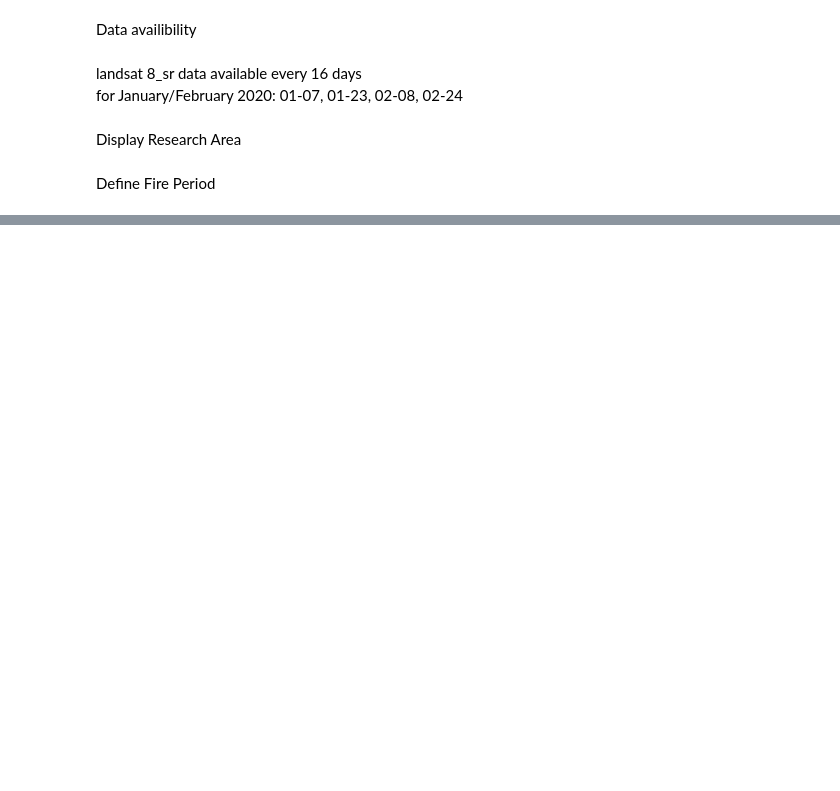
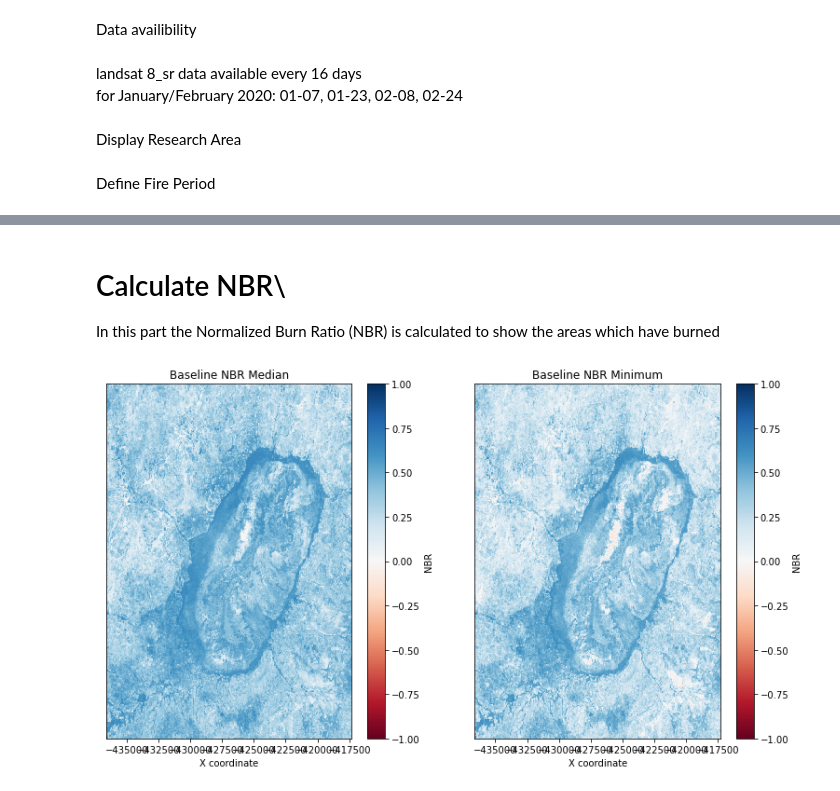
Before and after one commit to ma9dalen8/WASCAL_BurntArea, a Jupyter notebook: BurntArea.ipynb, the cells around one changed output, grey strips where cells are left out. Drawn from its saved outputs; the diff is of its cells as text; code cells hidden in the pictures; blank space fills up the shorter version.

Commit message:
burnt area single year

```diff
--- a/BurntArea.ipynb
+++ b/BurntArea.ipynb
@@ -104,7 +80,7 @@ measurements = ['blue', 'green', 'red',
 #collection_category='T1'
 min_gooddata = 0.6
 # %%
-# Choose the Sentinel-2 products to load
+# Choose the Landsat 8 products to load
 products = ["ls8_sr"]
 
 # Create a reusable query
@@ -122,14 +98,14 @@ output_crs = "EPSG:6933"
 # Load all data in basline period avalible from ARD data
 baseline_ard = load_ard(dc=dc,
                         products=products,
-                        time=('2019-12-31', '2020-02-29'),
+                        time=(start_date,end_date),
                         min_gooddata=min_gooddata,
                         output_crs=output_crs,
                         group_by='solar_day',
                         #collection_category=collection_category,
                         **query)
 
-#
+#Load data with DC
 """baseline_dc = dc.load(product=products,
                     output_crs=output_crs,
                      time=('2019-12-31', '2020-02-29'),
@@ -200,0 +137,47 @@ Attributes:
+# %% [markdown]
+# Calculate NBR\
+In this part the Normalized Burn Ratio (NBR) is calculated to show the areas which have burned
+# %%
+# Calculate NBR for the baseline images
+baseline_ard = calculate_indices(baseline_ard,
+                                 index='NBR',
+                                 collection='c2',
+                                 drop=False)
+
+# Compute median using all observations in the dataset along the time axis
+baseline_image = baseline_ard.median(dim='time')
+baseline_image_min = baseline_ard.min(dim='time')
+
+# Select NBR
+baseline_NBR = baseline_image.NBR
+baseline_NBR_min = baseline_image_min.NBR
+# %%
+# Visualise baseline image as true colour image
+"""f, (ax1) = plt.subplots(nrows=1, ncols=1, figsize=(13, 7))
+rgb(baseline_image,
+    bands=['red', 'green', 'blue'],
+    ax=ax1)
+ax1.set_title('Baseline RGB')
+ax1.set_xlabel('X coordinate')
+ax1.set_ylabel('Y coordinate')
+plt.show()"""
+
+# Set up subplots
+f, (ax2, ax3) = plt.subplots(nrows=1, ncols=2, figsize=(13, 7))
+
+
+# Visualise baseline image as NBR image
+baseline_NBR.plot(cmap='RdBu', vmin=-1, vmax=1, ax=ax2)
+ax2.set_title('Baseline NBR Median')
+ax2.yaxis.set_visible(False)
+ax2.set_xlabel('X coordinate')
+
+# Visualise baseline minimum image as NBR image
+baseline_NBR_min.plot(cmap='RdBu', vmin=-1, vmax=1, ax=ax3)
+ax3.set_title('Baseline NBR Minimum')
+ax3.yaxis.set_visible(False)
+ax3.set_xlabel('X coordinate')
+
+plt.show()
+# %% [output]
+[figure, added]
```
Also changed, not shown: parts of 22 cells of this notebook.
